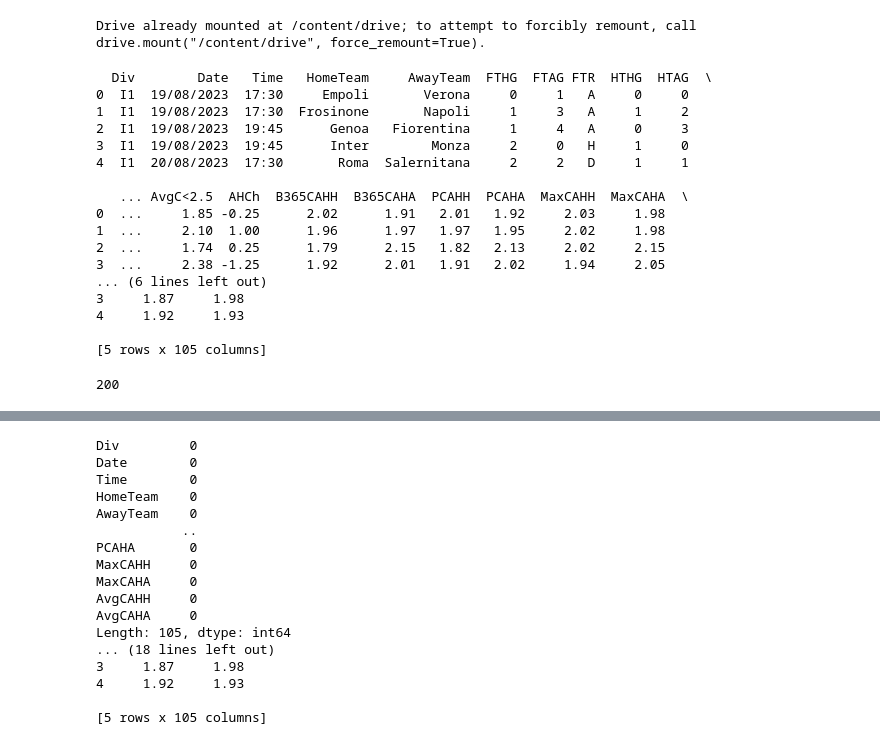
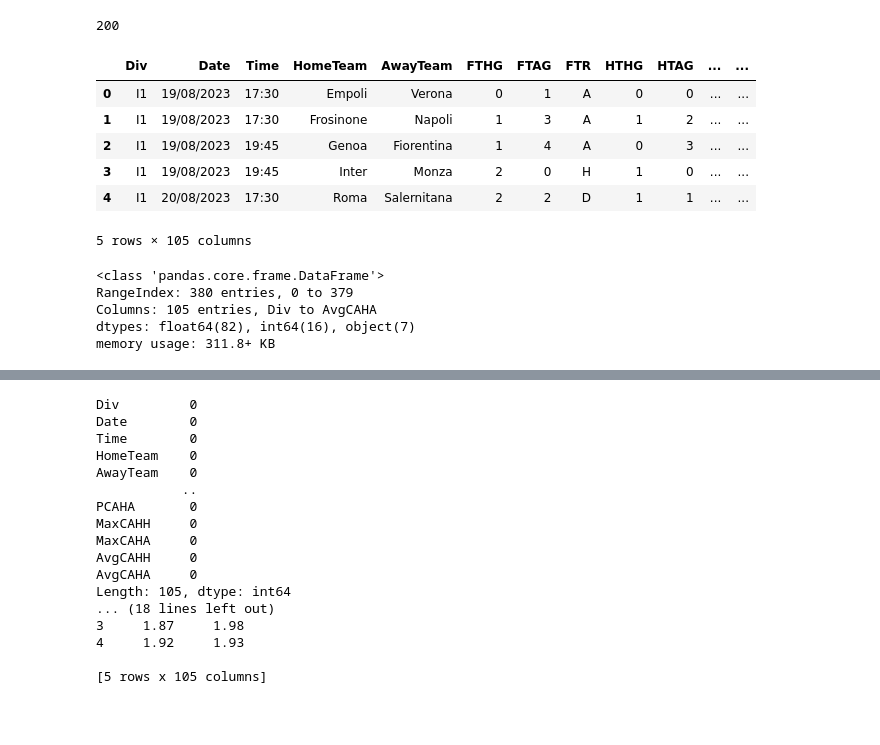
Before and after one commit to vv7ishere/Seria-A_prediction, a Jupyter notebook: seria.ipynb, the cells around one changed output, grey strips where cells are left out. Drawn from its saved outputs; the diff is of its cells as text; code cells hidden in the pictures; blank space fills up the shorter version.

```diff
--- a/seria.ipynb
+++ b/seria.ipynb
@@ -14,27 +15,5 @@ from sklearn.ensemble import RandomForestClassifier
 # %%
-drive.mount('/content/drive')
+#drive.mount('/content/drive')
-# %% [output]
-Drive already mounted at /content/drive; to attempt to forcibly remount, call drive.mount("/content/drive", force_remount=True).
 # %%
-file_path = '/content/drive/My Drive/I1.csv'
-df = pd.read_csv(file_path)
-
-print(df.head())
+#  file_path = '/content/drive/My Drive/I1.csv'
+#  df = pd.read_csv(file_path)
-# %% [output]
-  Div        Date   Time   HomeTeam     AwayTeam  FTHG  FTAG FTR  HTHG  HTAG  \
-0  I1  19/08/2023  17:30     Empoli       Verona     0     1   A     0     0
-1  I1  19/08/2023  17:30  Frosinone       Napoli     1     3   A     1     2
-2  I1  19/08/2023  19:45      Genoa   Fiorentina     1     4   A     0     3
-3  I1  19/08/2023  19:45      Inter        Monza     2     0   H     1     0
-4  I1  20/08/2023  17:30       Roma  Salernitana     2     2   D     1     1
-
-   ... AvgC<2.5  AHCh  B365CAHH  B365CAHA  PCAHH  PCAHA  MaxCAHH  MaxCAHA  \
-0  ...     1.85 -0.25      2.02      1.91   2.01   1.92     2.03     1.98
-1  ...     2.10  1.00      1.96      1.97   1.97   1.95     2.02     1.98
-2  ...     1.74  0.25      1.79      2.15   1.82   2.13     2.02     2.15
-3  ...     2.38 -1.25      1.92      2.01   1.91   2.02     1.94     2.05
-... (6 lines left out)
-3     1.87     1.98
-4     1.92     1.93
-
-[5 rows x 105 columns]
@@ -43,3 +25,21 @@ print(df.head())
 print(df.isnull().sum().max())
 # %% [output]
 200
+# %%
+df.head()
+# %% [output]
+|  | Div | Date | Time | HomeTeam | AwayTeam | FTHG | FTAG | FTR | HTHG | HTAG | ... | ... |
+| 0 | I1 | 19/08/2023 | 17:30 | Empoli | Verona | 0 | 1 | A | 0 | 0 | ... | ... |
+| 1 | I1 | 19/08/2023 | 17:30 | Frosinone | Napoli | 1 | 3 | A | 1 | 2 | ... | ... |
+| 2 | I1 | 19/08/2023 | 19:45 | Genoa | Fiorentina | 1 | 4 | A | 0 | 3 | ... | ... |
+| 3 | I1 | 19/08/2023 | 19:45 | Inter | Monza | 2 | 0 | H | 1 | 0 | ... | ... |
+| 4 | I1 | 20/08/2023 | 17:30 | Roma | Salernitana | 2 | 2 | D | 1 | 1 | ... | ... |
+5 rows × 105 columns
+# %%
+df.info()
+# %% [output]
+<class 'pandas.core.frame.DataFrame'>
+RangeIndex: 380 entries, 0 to 379
+Columns: 105 entries, Div to AvgCAHA
+dtypes: float64(82), int64(16), object(7)
+memory usage: 311.8+ KB
```
Also changed, not shown: parts of 64 cells of this notebook.
